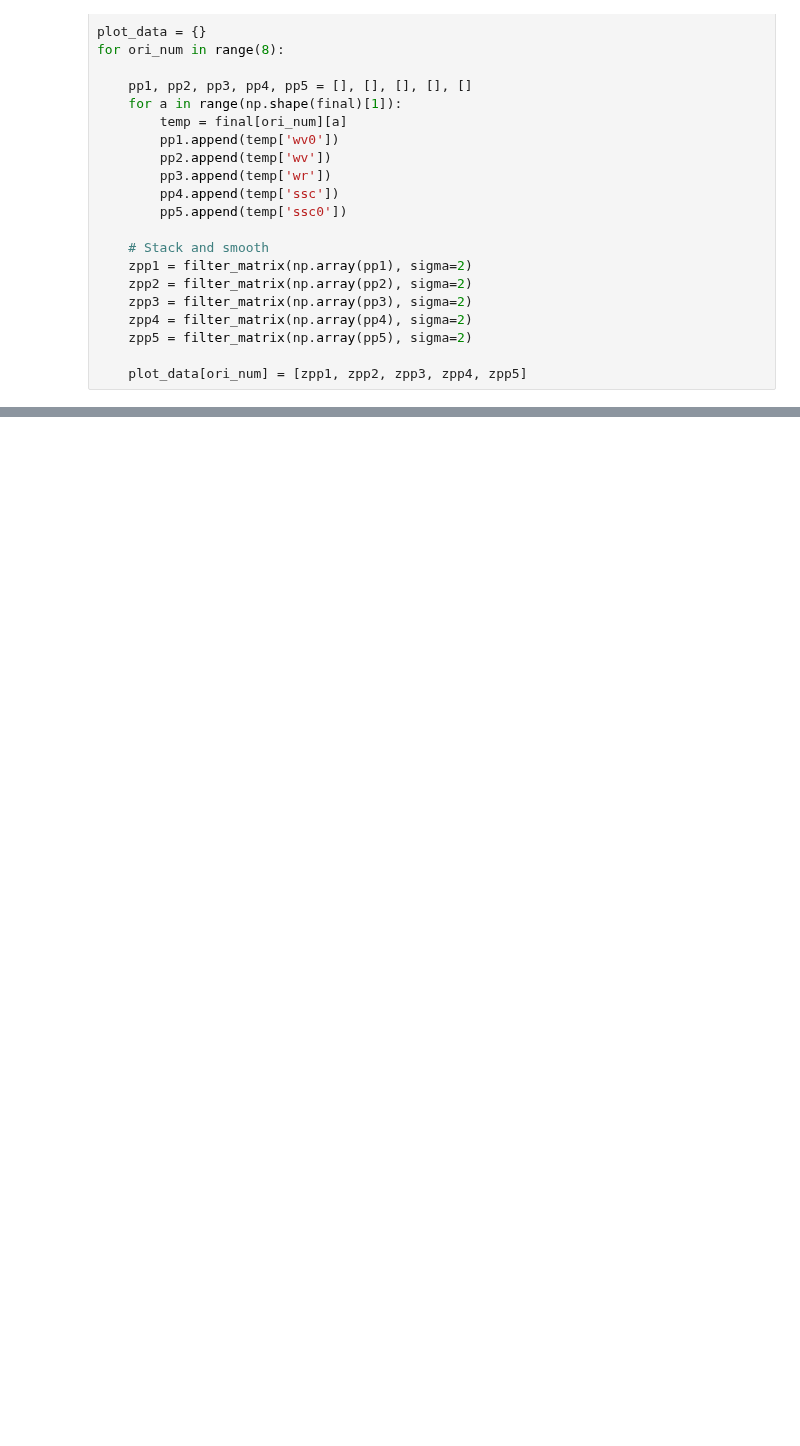
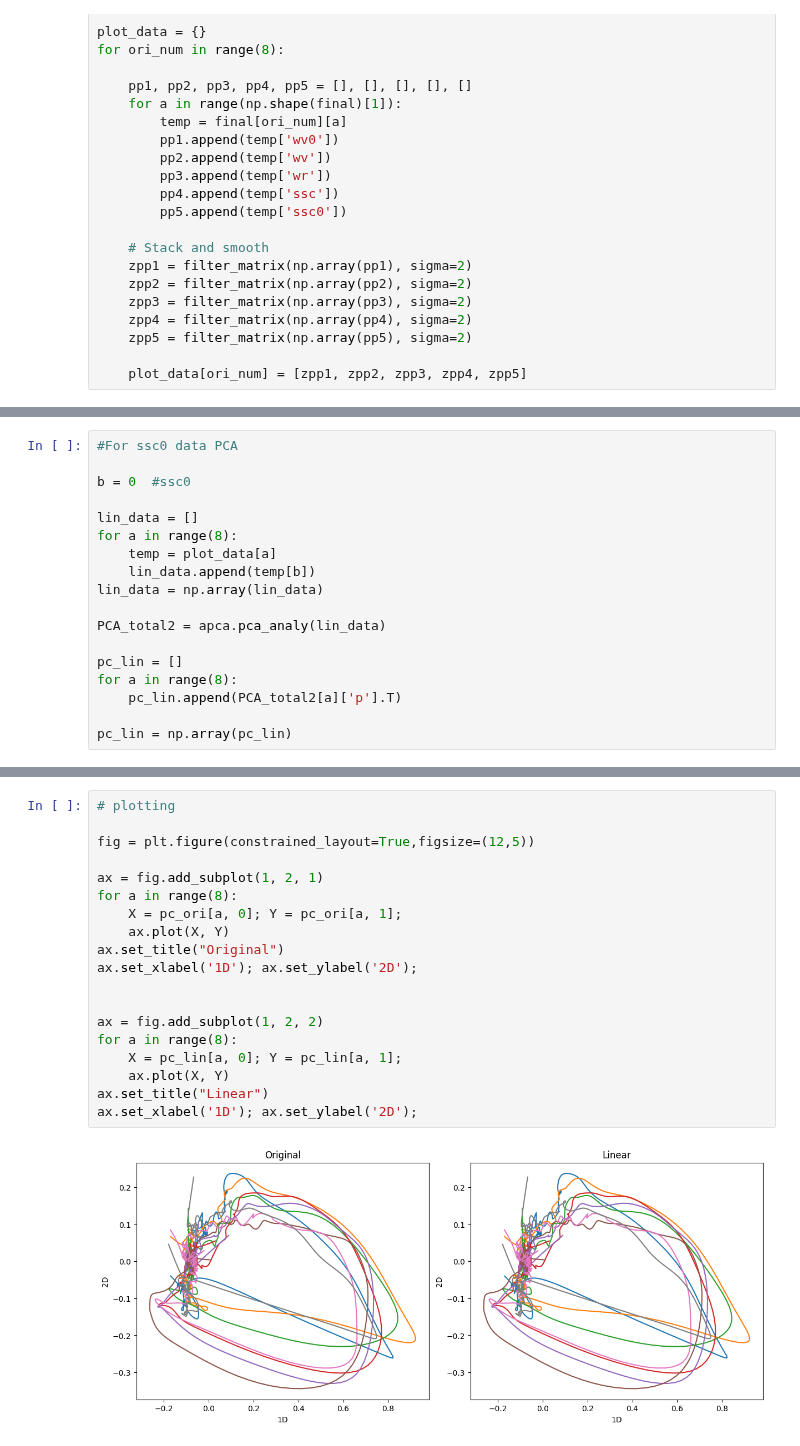
Before and after one commit to NeuroAI-IBS/fn_data_saccade, a Jupyter notebook: Data sorting/python_code/PCA_linear.ipynb, the cells around one changed output, grey strips where cells are left out. Cells and saved outputs as stored; diff of their text form; blank space fills up the shorter version.

```diff
--- a/Data sorting/python_code/PCA_linear.ipynb
+++ b/Data sorting/python_code/PCA_linear.ipynb
@@ -109,0 +128,18 @@ plt.show()
+# %%
+#For ssc0 data PCA
+
+b = 0  #ssc0
+
+lin_data = []
+for a in range(8):
+    temp = plot_data[a]
+    lin_data.append(temp[b])
+lin_data = np.array(lin_data)
+
+PCA_total2 = apca.pca_analy(lin_data)
+
+pc_lin = []
+for a in range(8):
+    pc_lin.append(PCA_total2[a]['p'].T)
+
+pc_lin = np.array(pc_lin)
@@ -109,0 +164,21 @@ plt.show()
+# %%
+# plotting
+
+fig = plt.figure(constrained_layout=True,figsize=(12,5))
+
+ax = fig.add_subplot(1, 2, 1)
+for a in range(8):
+    X = pc_ori[a, 0]; Y = pc_ori[a, 1];
+    ax.plot(X, Y)
+ax.set_title("Original")
+ax.set_xlabel('1D'); ax.set_ylabel('2D');
+
+
+ax = fig.add_subplot(1, 2, 2)
+for a in range(8):
+    X = pc_lin[a, 0]; Y = pc_lin[a, 1];
+    ax.plot(X, Y)
+ax.set_title("Linear")
+ax.set_xlabel('1D'); ax.set_ylabel('2D');
+# %% [output]
+[figure, added]
```
Also changed, not shown: parts of 8 cells of this notebook.
